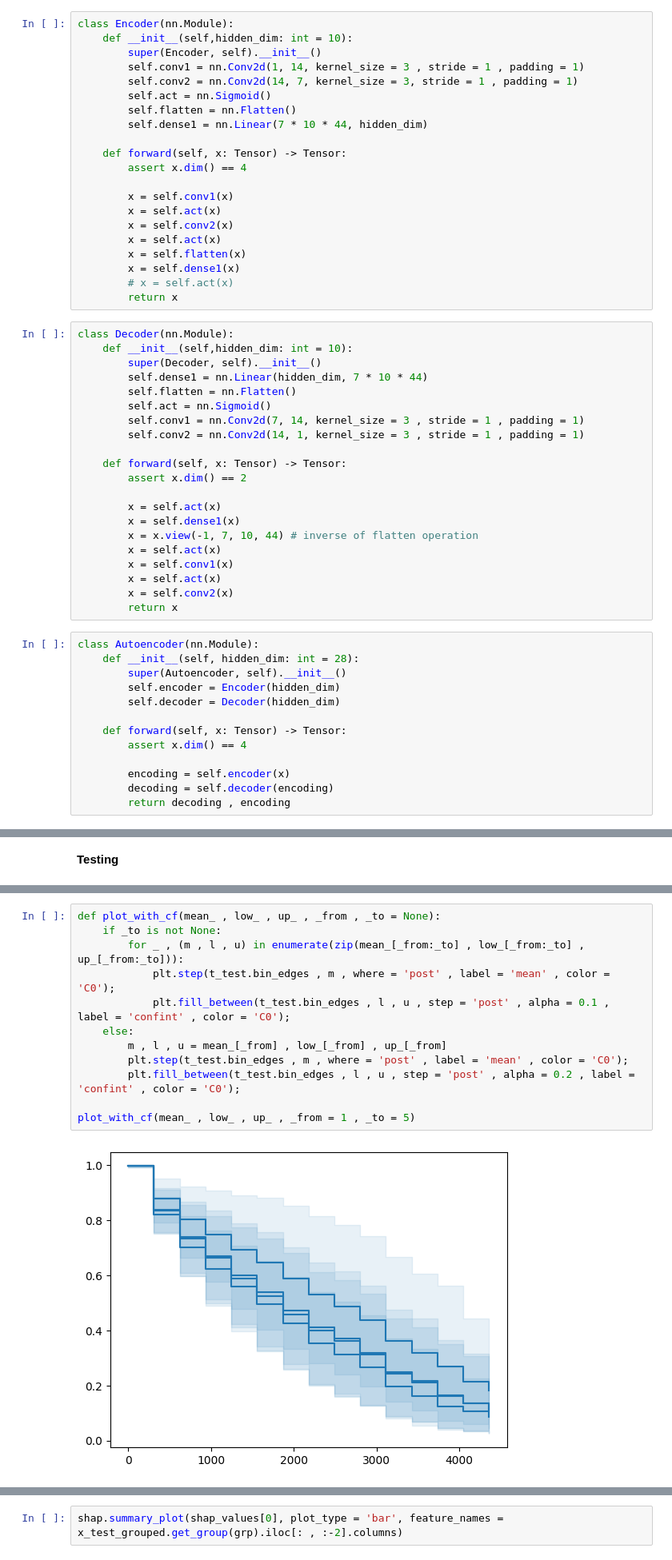
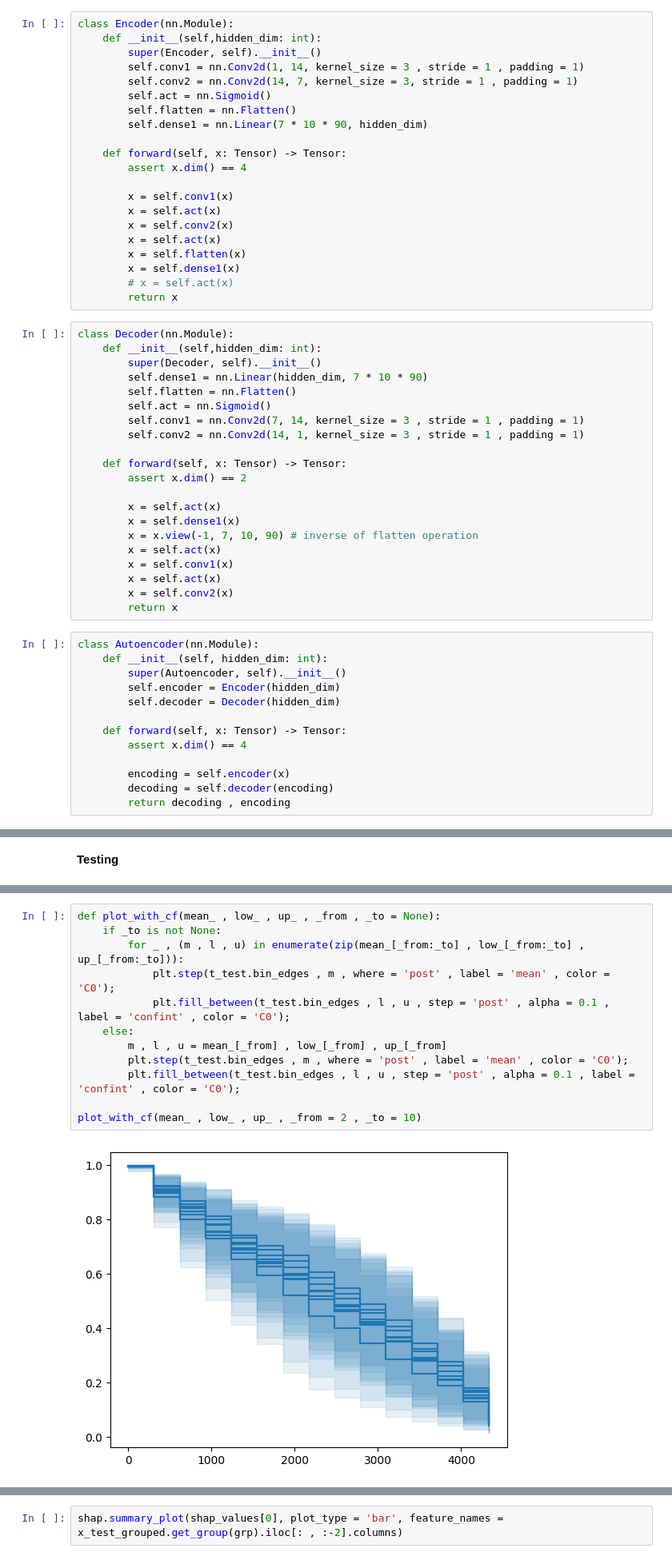
Before and after one commit to sourasen1011/UoE_Research_Project_2023, a Jupyter notebook: 05_preprocessing_emr_data/05_time_variant_fits.ipynb, the cells around one changed output, grey strips where cells are left out. Shown: that part at 80% size. Saved outputs shown, nothing was run; the diff lists cells and outputs as text.

```diff
--- a/05_preprocessing_emr_data/05_time_variant_fits.ipynb
+++ b/05_preprocessing_emr_data/05_time_variant_fits.ipynb
@@ -106,13 +110,13 @@ with open('data/consolidated_pat_tbl_tv.pickle', 'rb') as file:
 #### **Encoding**
 # %%
 class Encoder(nn.Module):
-    def __init__(self,hidden_dim: int = 10):
+    def __init__(self,hidden_dim: int):
         super(Encoder, self).__init__()
         self.conv1 = nn.Conv2d(1, 14, kernel_size = 3 , stride = 1 , padding = 1)
         self.conv2 = nn.Conv2d(14, 7, kernel_size = 3, stride = 1 , padding = 1)
         self.act = nn.Sigmoid()
         self.flatten = nn.Flatten()
-        self.dense1 = nn.Linear(7 * 10 * 44, hidden_dim)
+        self.dense1 = nn.Linear(7 * 10 * 90, hidden_dim)
 
     def forward(self, x: Tensor) -> Tensor:
         assert x.dim() == 4
@@ -127,9 +131,9 @@ class Encoder(nn.Module):
         return x
 # %%
 class Decoder(nn.Module):
-    def __init__(self,hidden_dim: int = 10):
+    def __init__(self,hidden_dim: int):
         super(Decoder, self).__init__()
-        self.dense1 = nn.Linear(hidden_dim, 7 * 10 * 44)
+        self.dense1 = nn.Linear(hidden_dim, 7 * 10 * 90)
         self.flatten = nn.Flatten()
         self.act = nn.Sigmoid()
         self.conv1 = nn.Conv2d(7, 14, kernel_size = 3 , stride = 1 , padding = 1)
@@ -140,7 +144,7 @@ class Decoder(nn.Module):
 
         x = self.act(x)
         x = self.dense1(x)
-        x = x.view(-1, 7, 10, 44) # inverse of flatten operation
+        x = x.view(-1, 7, 10, 90) # inverse of flatten operation
         x = self.act(x)
         x = self.conv1(x)
         x = self.act(x)
@@ -148,7 +152,7 @@ class Decoder(nn.Module):
         return x
 # %%
 class Autoencoder(nn.Module):
-    def __init__(self, hidden_dim: int = 28):
+    def __init__(self, hidden_dim: int):
         super(Autoencoder, self).__init__()
         self.encoder = Encoder(hidden_dim)
         self.decoder = Decoder(hidden_dim)
@@ -625,17 +629,17 @@ assert mean_.shape[0] == up_.shape[0] == low_.shape[0] == y_test_dur.shape[0] ==
 # %%
 def plot_with_cf(mean_ , low_ , up_ , _from , _to = None):
     if _to is not None:
         for _ , (m , l , u) in enumerate(zip(mean_[_from:_to] , low_[_from:_to] , up_[_from:_to])):
             plt.step(t_test.bin_edges , m , where = 'post' , label = 'mean' , color = 'C0');
             plt.fill_between(t_test.bin_edges , l , u , step = 'post' , alpha = 0.1 , label = 'confint' , color = 'C0');
     else:
         m , l , u = mean_[_from] , low_[_from] , up_[_from]
         plt.step(t_test.bin_edges , m , where = 'post' , label = 'mean' , color = 'C0');
-        plt.fill_between(t_test.bin_edges , l , u , step = 'post' , alpha = 0.2 , label = 'confint' , color = 'C0');
+        plt.fill_between(t_test.bin_edges , l , u , step = 'post' , alpha = 0.1 , label = 'confint' , color = 'C0');
 
-plot_with_cf(mean_ , low_ , up_ , _from = 1 , _to = 5)
+plot_with_cf(mean_ , low_ , up_ , _from = 2 , _to = 10)
 # %% [output]
-[figure, old version]
+[figure, new version]
 # %%
 # Evaluation
 
```
Also changed, not shown: parts of 5 cells of this notebook.
